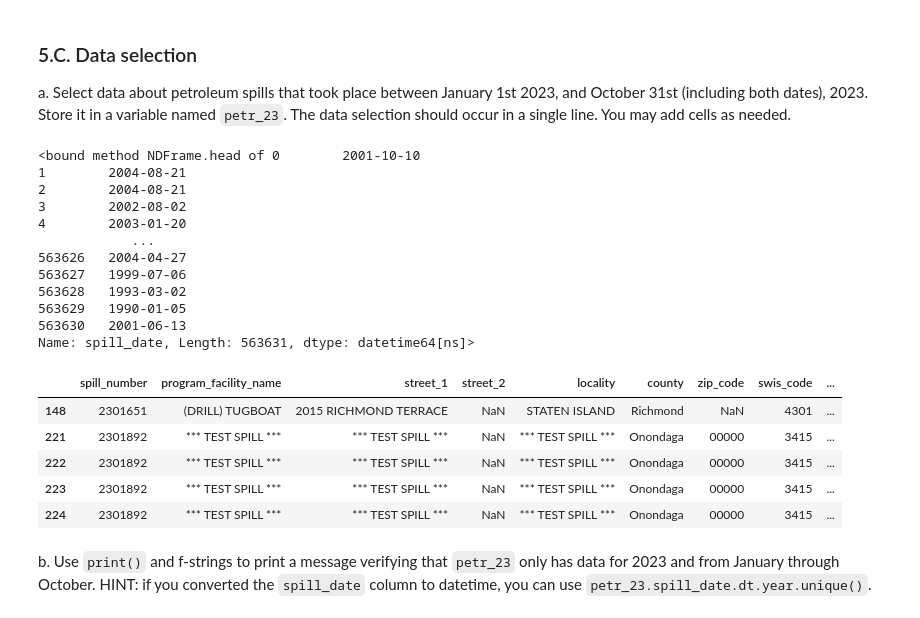
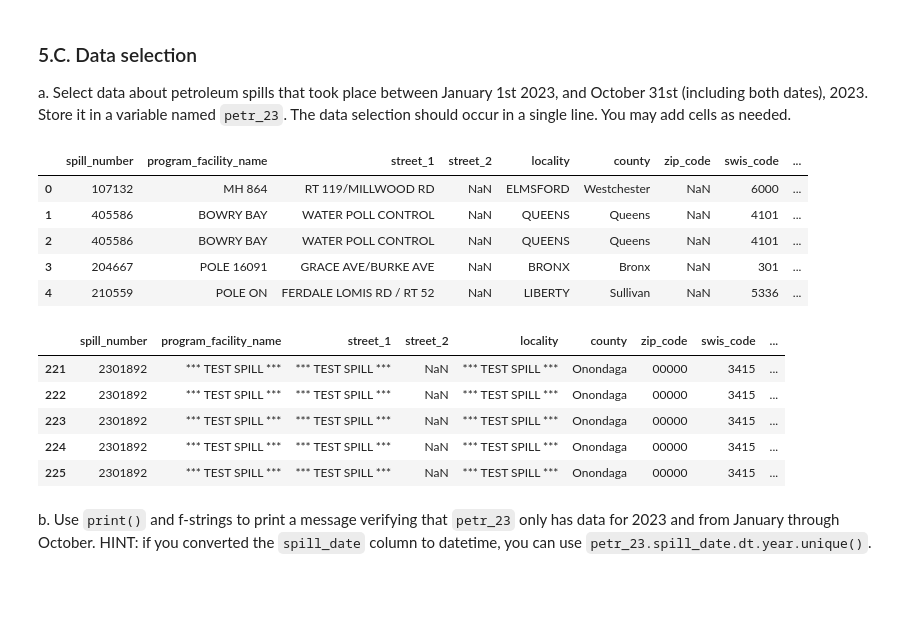
Before and after one commit to IsabellaSegarra/eds220-hwk3, a Jupyter notebook: hwk3-task1-spills.ipynb, the cells around one changed output. Cells and saved outputs as stored; diff of their text form; code cells hidden in the pictures; blank space fills up the shorter version.

```diff
--- a/hwk3-task1-spills.ipynb
+++ b/hwk3-task1-spills.ipynb
@@ -219,31 +225,27 @@ spills[['spill_date', 'received_date', 'close_date']] = spills[
 
 a. Select data about petroleum spills that took place between January 1st 2023, and October 31st (including both dates), 2023. Store it in a variable named `petr_23`. The data selection should occur in a single line. You may add cells as needed.
 # %%
-spills.spill_date.head
+spills.head()
 # %% [output]
-<bound method NDFrame.head of 0        2001-10-10
-1        2004-08-21
-2        2004-08-21
-3        2002-08-02
-4        2003-01-20
-            ...
-563626   2004-04-27
-563627   1999-07-06
-563628   1993-03-02
-563629   1990-01-05
-563630   2001-06-13
-Name: spill_date, Length: 563631, dtype: datetime64[ns]>
+|  | spill_number | program_facility_name | street_1 | street_2 | locality | county | zip_code | swis_code | ... |
+| 0 | 107132 | MH 864 | RT 119/MILLWOOD RD | NaN | ELMSFORD | Westchester | NaN | 6000 | ... |
+| 1 | 405586 | BOWRY BAY | WATER POLL CONTROL | NaN | QUEENS | Queens | NaN | 4101 | ... |
+| 2 | 405586 | BOWRY BAY | WATER POLL CONTROL | NaN | QUEENS | Queens | NaN | 4101 | ... |
+| 3 | 204667 | POLE 16091 | GRACE AVE/BURKE AVE | NaN | BRONX | Bronx | NaN | 301 | ... |
+| 4 | 210559 | POLE ON | FERDALE LOMIS RD / RT 52 | NaN | LIBERTY | Sullivan | NaN | 5336 | ... |
 # %%
-petr_23 = spills[(spills['spill_date'] >= '2023-01-01') & (spills['spill_date'] <= '2023-10-31')]
+# Select the 'spill_data' column and filter it for a range of dates from January 1st,2023 to October 31st, 2023.
+petr_23 = spills[ (spills['spill_date'] >= '2023-01-01') &
+                 (spills['spill_date'] <= '2023-10-31') & (spills['material_family'] == 'Petroleum') ]
 
 petr_23.head()
 # %% [output]
 |  | spill_number | program_facility_name | street_1 | street_2 | locality | county | zip_code | swis_code | ... |
-| 148 | 2301651 | (DRILL) TUGBOAT | 2015 RICHMOND TERRACE | NaN | STATEN ISLAND | Richmond | NaN | 4301 | ... |
 | 221 | 2301892 | *** TEST SPILL *** | *** TEST SPILL *** | NaN | *** TEST SPILL *** | Onondaga | 00000 | 3415 | ... |
 | 222 | 2301892 | *** TEST SPILL *** | *** TEST SPILL *** | NaN | *** TEST SPILL *** | Onondaga | 00000 | 3415 | ... |
 | 223 | 2301892 | *** TEST SPILL *** | *** TEST SPILL *** | NaN | *** TEST SPILL *** | Onondaga | 00000 | 3415 | ... |
 | 224 | 2301892 | *** TEST SPILL *** | *** TEST SPILL *** | NaN | *** TEST SPILL *** | Onondaga | 00000 | 3415 | ... |
+| 225 | 2301892 | *** TEST SPILL *** | *** TEST SPILL *** | NaN | *** TEST SPILL *** | Onondaga | 00000 | 3415 | ... |
 # %% [markdown]
 <!-- END QUESTION -->
 
```
Also changed, not shown: parts of 18 cells of this notebook.
